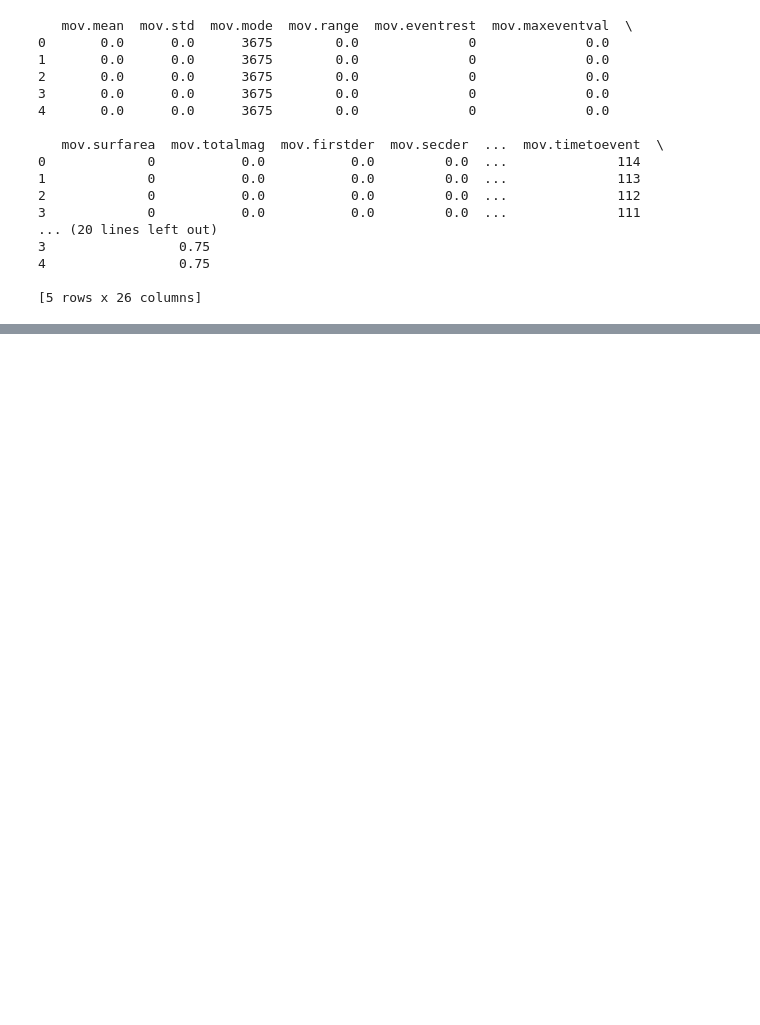
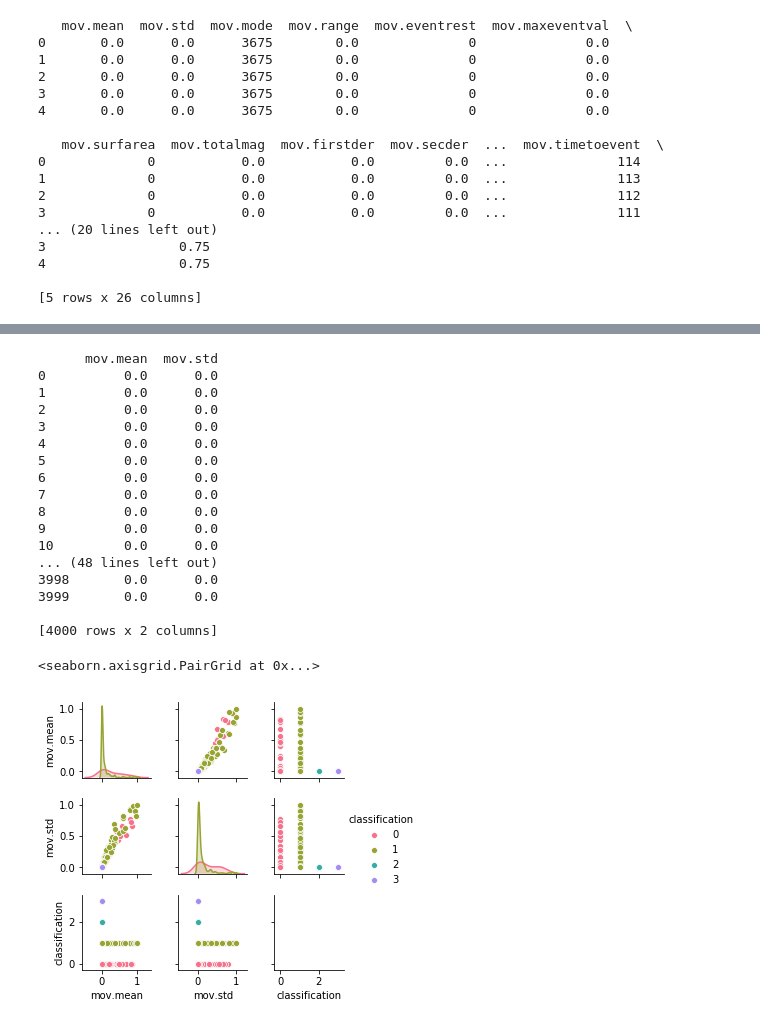
Before and after one commit to brmullen/SIP2019, a Jupyter notebook: Emma/Exploration of Data.ipynb, the cells around one changed output, grey strips where cells are left out. Saved outputs shown, nothing was run; the diff lists cells and outputs as text; code cells hidden in the pictures; blank space fills up the shorter version.

```diff
--- a/Emma/Exploration of Data.ipynb
+++ b/Emma/Exploration of Data.ipynb
@@ -124,0 +154,39 @@ print(sns.__version__)
+# %%
+# Both temporal and spatial metrics visualize
+temp = pd.DataFrame()
+temp["mov.mean"] = data["mov.mean"]
+temp["mov.std"] = data["mov.std"]
+print(temp)
+temp = temp.astype('float16')
+temp['classification'] = np.zeros(len(data))
+temp['classification'].iloc[data.loc[(data['mov.eventrest'] == 0.0) & (data['brain.eventrest'] == 1.0)].index] = 3
+temp['classification'].iloc[data.loc[(data['mov.eventrest'] == 0.0) & (data['brain.eventrest'] == 0.0)].index] = 2
+temp['classification'].iloc[data.loc[(data['mov.eventrest'] == 1.0) & (data['brain.eventrest'] == 1.0)].index] = 1
+temp['classification'].iloc[data.loc[(data['mov.eventrest'] == 1.0) & (data['brain.eventrest'] == 0.0)].index] = 0
+
+
+
+sns.pairplot(temp,
+             diag_kind="kde", height = 1.5,
+             markers=["o", "o", "o", "o"],
+             hue_order = [0, 1, 2, 3], hue='classification', palette = 'husl')
+# %% [output]
+      mov.mean  mov.std
+0          0.0      0.0
+1          0.0      0.0
+2          0.0      0.0
+3          0.0      0.0
+4          0.0      0.0
+5          0.0      0.0
+6          0.0      0.0
+7          0.0      0.0
+8          0.0      0.0
+9          0.0      0.0
+10         0.0      0.0
+... (48 lines left out)
+3998       0.0      0.0
+3999       0.0      0.0
+
+[4000 rows x 2 columns]
+<seaborn.axisgrid.PairGrid at 0x...>
+[figure, added]
```
Also changed, not shown: parts of 15 cells of this notebook, 2 other files.
